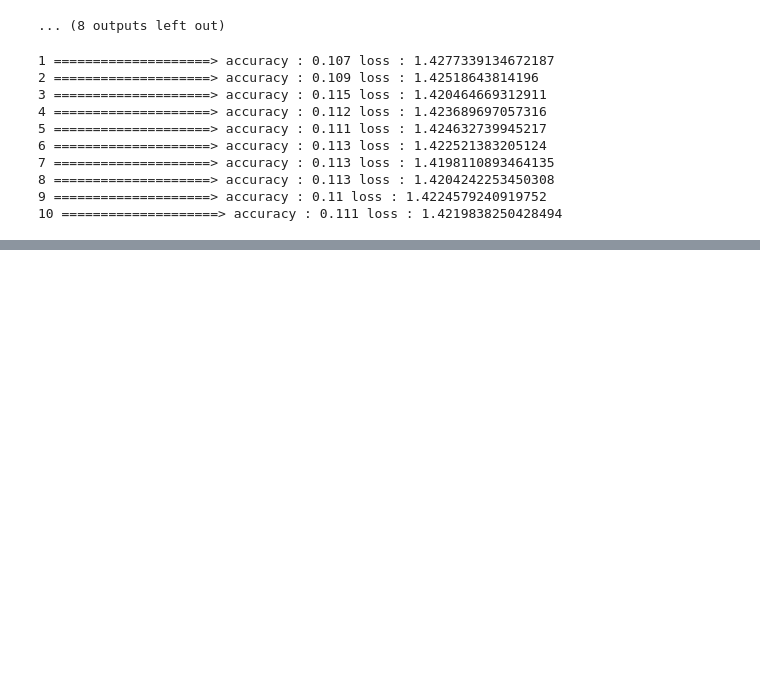
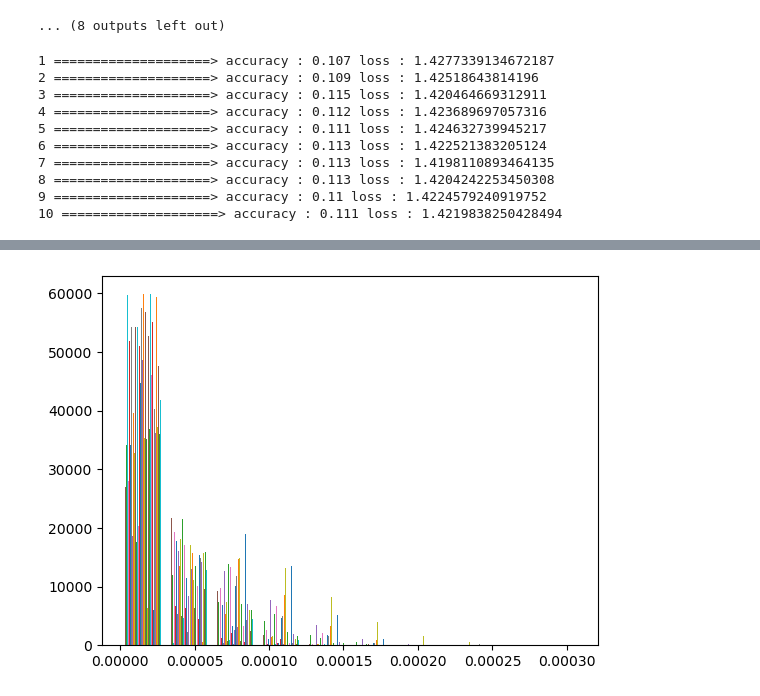
Before and after one commit to yoon0718/kepco, a Jupyter notebook: python/DeepLearning_perceptron.ipynb, the cells around one changed output, grey strips where cells are left out. Saved outputs shown, nothing was run; the diff lists cells and outputs as text; code cells hidden in the pictures; blank space fills up the shorter version.

```diff
--- a/python/DeepLearning_perceptron.ipynb
+++ b/python/DeepLearning_perceptron.ipynb
@@ -1963,0 +2184,10 @@ model.fit(X_train, y_train, epochs=100)
+# %%
+
+n_xavier = 1/np.prod(X_train.shape)
+init1 = np.random.normal(loc=0, scale=n_xavier, size=(784, 256))
+layer1 = np.dot(X_train, init1)
+layer1 = np.where(layer1 > 0, layer1, 0)
+plt.hist(layer1)
+plt.show()
+# %% [output]
+[figure, added]
```
Also changed, not shown: parts of 45 cells of this notebook, 1 other file.
